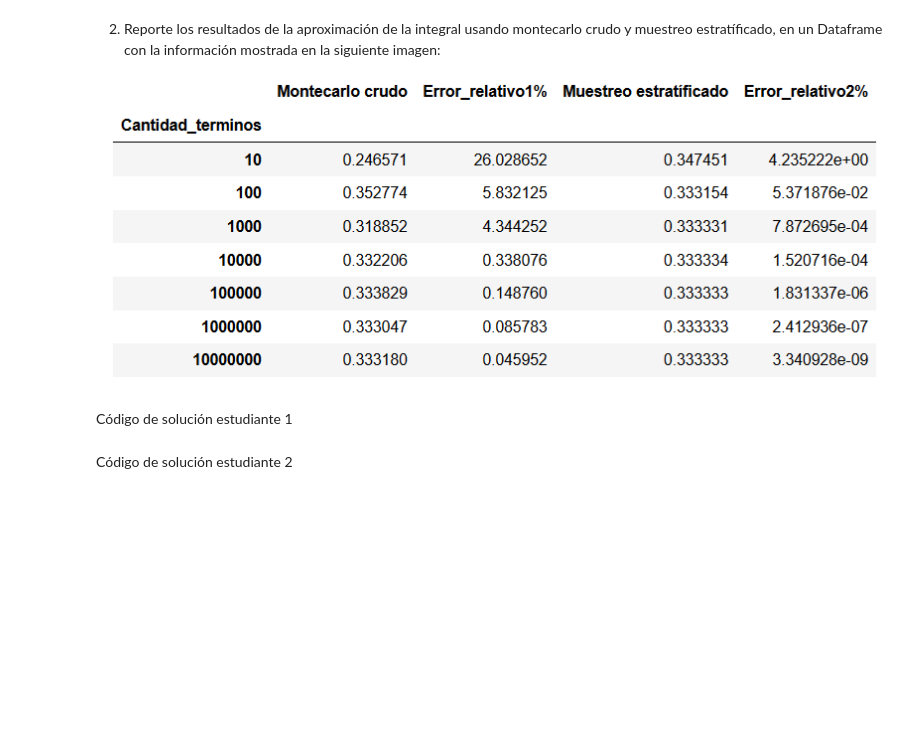
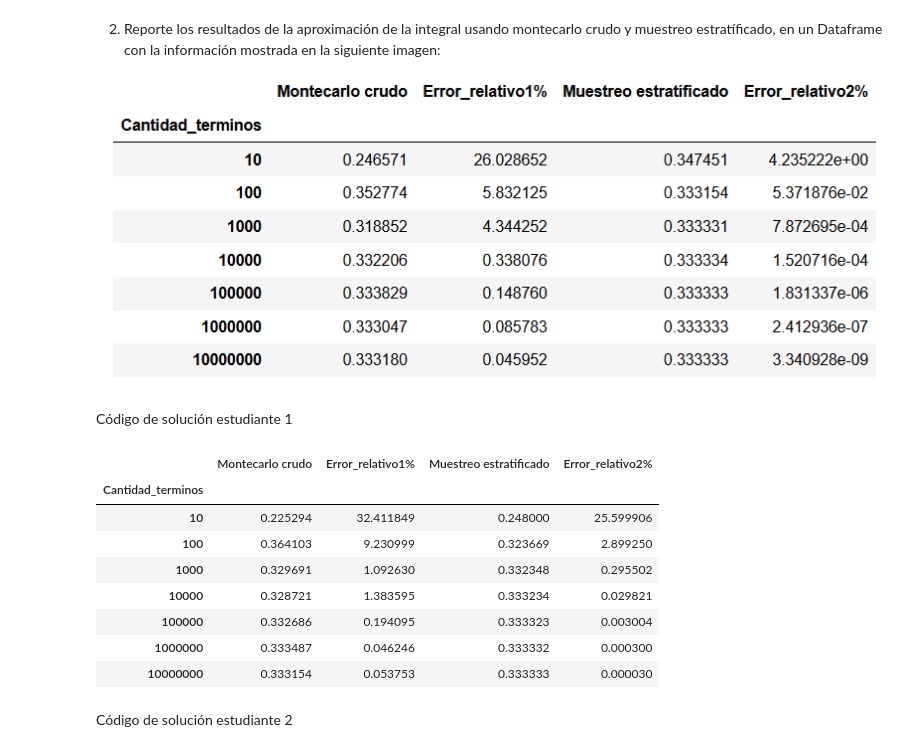
Before and after one commit to anamaria1404/Tarea7y8_AMAguilera_AMDiaz, a Jupyter notebook: Tarea7_AMAguilera_AMDiaz.ipynb, the cells around one changed output. Cells and saved outputs as stored; diff of their text form; code cells hidden in the pictures; blank space fills up the shorter version.

```diff
--- a/Tarea7_AMAguilera_AMDiaz.ipynb
+++ b/Tarea7_AMAguilera_AMDiaz.ipynb
@@ -31,6 +31,36 @@ import pandas as pd
 1. Cree una función que realice el método de muestreo estratíficado, recibiendo como único parámetro de entrada la cantidad de estratos y retornando las variables estratíficadas correspondientes.
 # %% [markdown]
 Código de solución estudiante 1
+# %%
+# Integración montecarlo
+
+def int_montecarlo(f:'Función a integrar',
+                   a:'Límite inferior de la integral',
+                   b:'Límite superior de la integral',
+                   U:'Muestra de números U~[a,b]'):
+    return (b-a)/len(U)*np.sum(f(U))
+
+
+# ESTRATIFICADO
+
+def mont_est(N:'Canitadad de estratos'):
+    U2 = list(map(lambda N:np.random.uniform(a,b,N),N))
+    BI= list(map(lambda N: np.arange(0,N),N))
+    v= [(U2[i]-BI[i])/N[i] for i in range(len(N))]
+    return list(map(lambda Y:int_montecarlo(lambda x:x**2,a,b,Y),v))
+# %%
+I = 1/3 # valor real
+a = 0; b = 1 # intervalo de integración
+N = np.logspace(1,7,7,dtype=int) # Cantidad de términos, en escala logarítmica
+
+# Números aleatorios dependiente de la cantidad de términos N
+ui = list(map(lambda N:np.random.uniform(a,b,N),N))
+
+# Cálculo con montecarlo según los términos creados con ui
+I_m = list(map(lambda Y:int_montecarlo(lambda x:x**2,a,b,Y),ui))
+
+# Cálculo con el método de muestreo estratificado
+est = mont_est(N)
 # %% [markdown]
 Código de solución estudiante 2
 # %%
@@ -83,6 +110,27 @@ M_e = muestreo_estratificado(N)
 ![Image.PNG](attachment:Image.PNG)
 # %% [markdown]
 Código de solución estudiante 1
+# %%
+# Definimos la tabla donde se mostrarán los resultados
+tabla = pd.DataFrame(index=N,columns=['Montecarlo crudo','Error_relativo1%','Muestreo estratificado','Error_relativo2%'], dtype='float')
+tabla.index.name = "Cantidad_terminos"
+
+# Mostramos los resultados en la tabla
+tabla.loc[N,"Montecarlo crudo"] = I_m
+tabla.loc[N,"Error_relativo1%"] = np.abs(tabla.loc[N,"Montecarlo crudo"]-I)*100/I #(cálculo - real)/real
+tabla.loc[N,"Muestreo estratificado"] = est
+tabla.loc[N,"Error_relativo2%"] = np.abs(tabla.loc[N,"Muestreo estratificado"]-I)*100/I
+tabla
+# %% [output]
+|  | Montecarlo crudo | Error_relativo1% | Muestreo estratificado | Error_relativo2% |
+| Cantidad_terminos |  |  |  |  |
+| 10 | 0.225294 | 32.411849 | 0.248000 | 25.599906 |
+| 100 | 0.364103 | 9.230999 | 0.323669 | 2.899250 |
+| 1000 | 0.329691 | 1.092630 | 0.332348 | 0.295502 |
+| 10000 | 0.328721 | 1.383595 | 0.333234 | 0.029821 |
+| 100000 | 0.332686 | 0.194095 | 0.333323 | 0.003004 |
+| 1000000 | 0.333487 | 0.046246 | 0.333332 | 0.000300 |
+| 10000000 | 0.333154 | 0.053753 | 0.333333 | 0.000030 |
 # %% [markdown]
 Código de solución estudiante 2
 # %%
```
Also changed, not shown: parts of 3 cells of this notebook.
